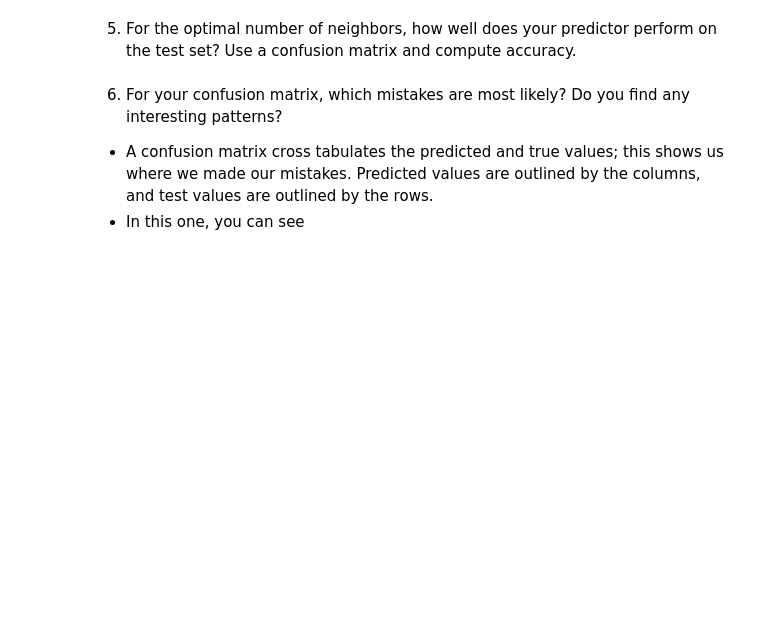
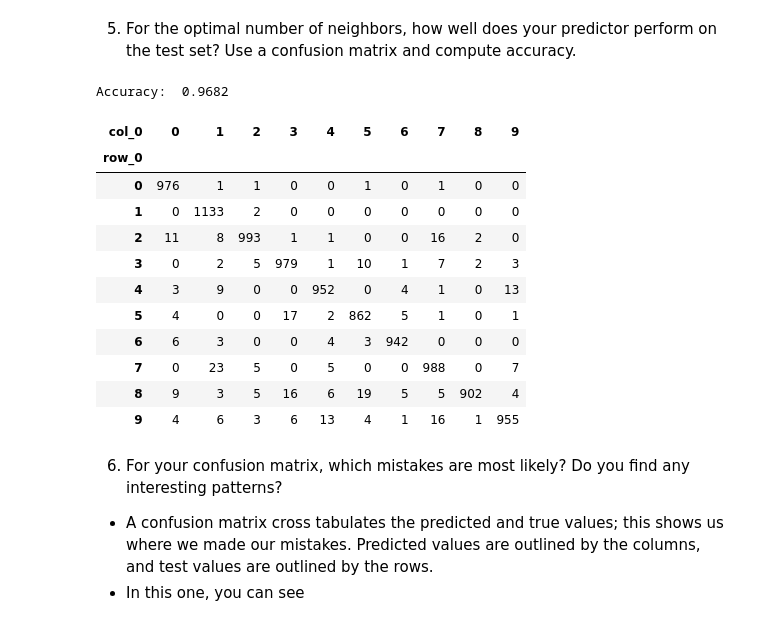
Before and after one commit to marisagua/labs, a Jupyter notebook: 03_computer_vision/computer_vision.ipynb, the cells around one changed output. Drawn from its saved outputs; the diff is of its cells as text; code cells hidden in the pictures; blank space fills up the shorter version.

```diff
--- a/03_computer_vision/computer_vision.ipynb
+++ b/03_computer_vision/computer_vision.ipynb
@@ -218,14 +218,28 @@ AttributeError: module 'numpy' has no attribute 'arrange'
 # %% [markdown]
 5. For the optimal number of neighbors, how well does your predictor perform on the test set? Use a confusion matrix and compute accuracy.
 # %%
-knn = KNeighborsClassifier(n_neighbors=1)
+knn = KNeighborsClassifier(n_neighbors=4)
 predictor = knn.fit(Z_train.values, y_train)
 y_hat = predictor.predict(Z_test.values)
 
 accuracy = knn.score(Z_test.values, y_test)
 print('Accuracy: ', accuracy)
 
 pd.crosstab(y_test, y_hat)
+# %% [output]
+Accuracy:  0.9682
+| col_0 | 0 | 1 | 2 | 3 | 4 | 5 | 6 | 7 | 8 | 9 |
+| row_0 |  |  |  |  |  |  |  |  |  |  |
+| 0 | 976 | 1 | 1 | 0 | 0 | 1 | 0 | 1 | 0 | 0 |
+| 1 | 0 | 1133 | 2 | 0 | 0 | 0 | 0 | 0 | 0 | 0 |
+| 2 | 11 | 8 | 993 | 1 | 1 | 0 | 0 | 16 | 2 | 0 |
+| 3 | 0 | 2 | 5 | 979 | 1 | 10 | 1 | 7 | 2 | 3 |
+| 4 | 3 | 9 | 0 | 0 | 952 | 0 | 4 | 1 | 0 | 13 |
+| 5 | 4 | 0 | 0 | 17 | 2 | 862 | 5 | 1 | 0 | 1 |
+| 6 | 6 | 3 | 0 | 0 | 4 | 3 | 942 | 0 | 0 | 0 |
+| 7 | 0 | 23 | 5 | 0 | 5 | 0 | 0 | 988 | 0 | 7 |
+| 8 | 9 | 3 | 5 | 16 | 6 | 19 | 5 | 5 | 902 | 4 |
+| 9 | 4 | 6 | 3 | 6 | 13 | 4 | 1 | 16 | 1 | 955 |
 # %% [markdown]
 6. For your confusion matrix, which mistakes are most likely? Do you find any interesting patterns?
 - A confusion matrix cross tabulates the predicted and true values; this shows us where we made our mistakes. Predicted values are outlined by the columns, and test values are outlined by the rows.
```
Also changed, not shown: parts of 1 cell of this notebook.
